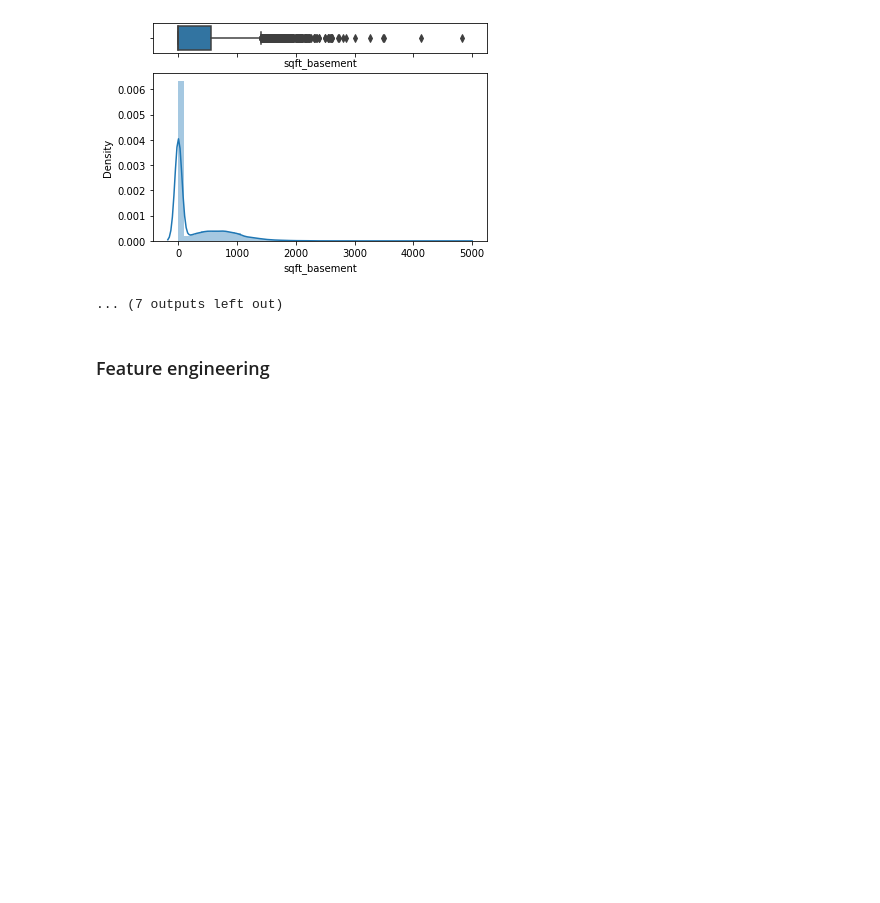
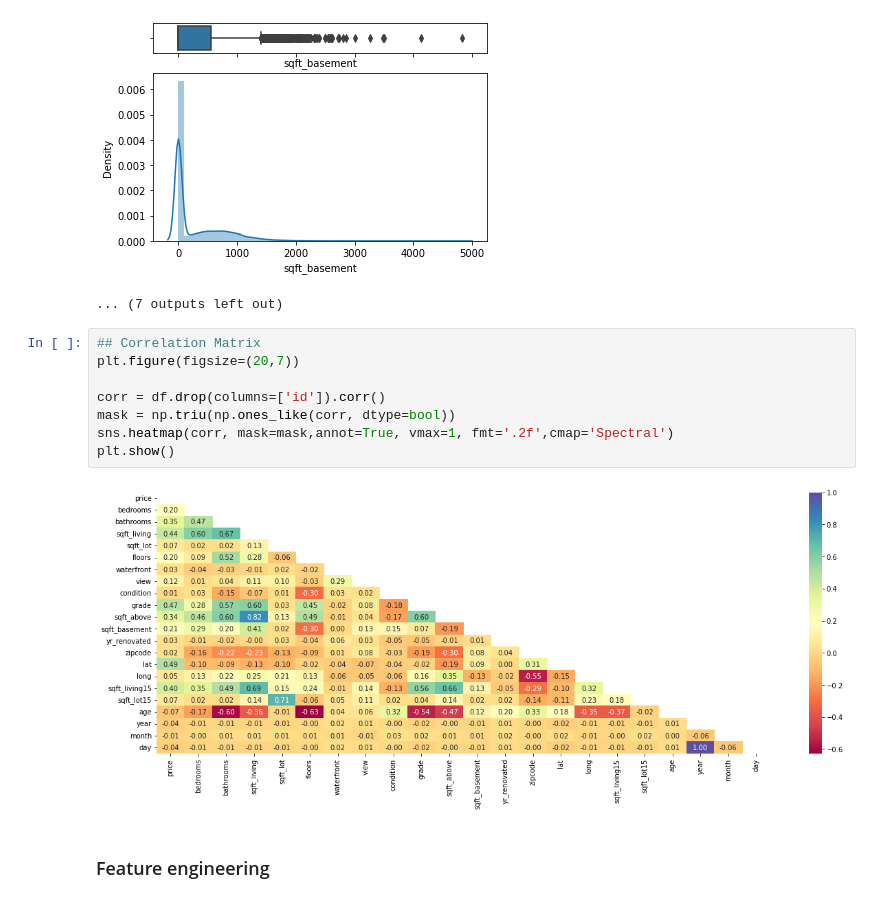
Before and after one commit to danielarruda1000/house_sales_prediction, a Jupyter notebook: house_sales.ipynb, the cells around one changed output. Drawn from its saved outputs; the diff is of its cells as text; blank space fills up the shorter version.

```diff
--- a/house_sales.ipynb
+++ b/house_sales.ipynb
@@ -152,6 +152,16 @@ for col in df.drop(columns=['id']).select_dtypes(include=['int', 'float']).colum
 [figure]
 [figure]
 ... (7 outputs left out)
+# %%
+## Correlation Matrix
+plt.figure(figsize=(20,7))
+
+corr = df.drop(columns=['id']).corr()
+mask = np.triu(np.ones_like(corr, dtype=bool))
+sns.heatmap(corr, mask=mask,annot=True, vmax=1, fmt='.2f',cmap='Spectral')
+plt.show()
+# %% [output]
+[figure, added]
 # %% [markdown]
 ### Feature engineering
 # %%
```
Also changed, not shown: parts of 5 cells of this notebook.
